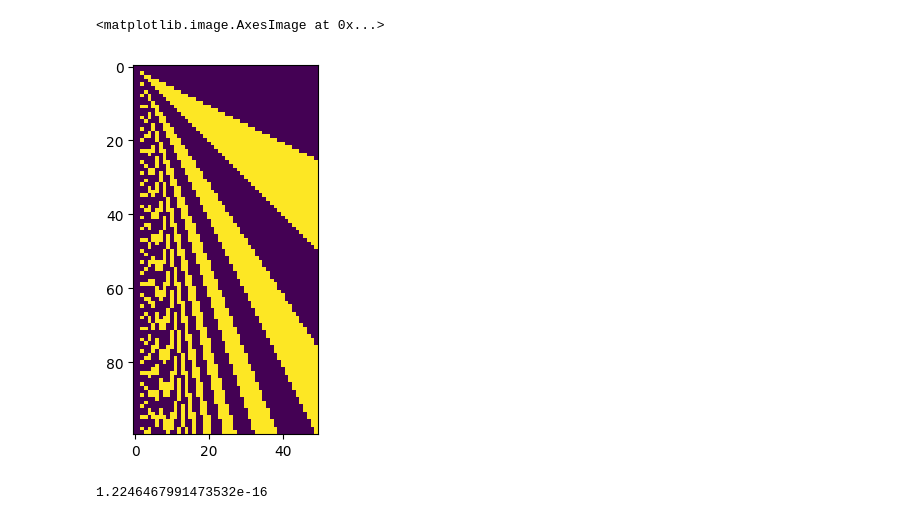
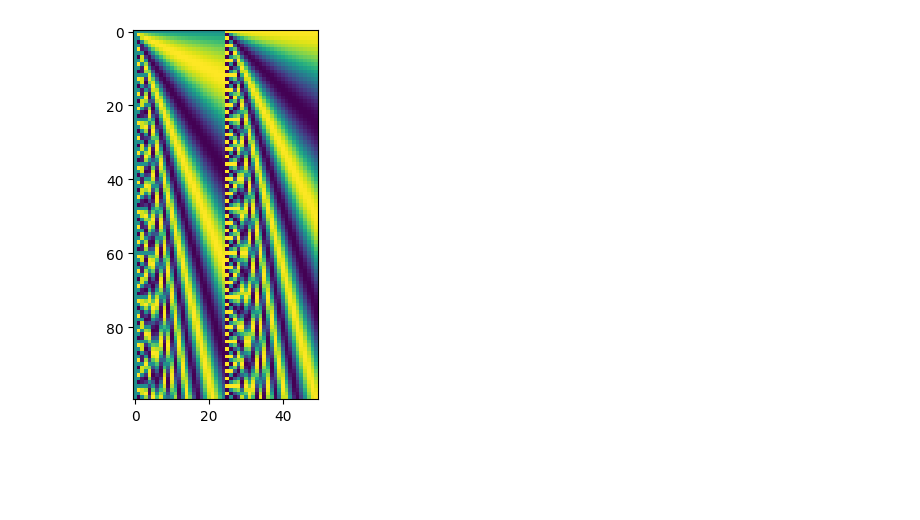
Before and after one commit to YuxinB/ProL, a Jupyter notebook: networks/notebooks/time_encoding.ipynb, the cells around one changed output. Cells and saved outputs as stored; diff of their text form; code cells hidden in the pictures; blank space fills up the shorter version.

```diff
--- a/networks/notebooks/time_encoding.ipynb
+++ b/networks/notebooks/time_encoding.ipynb
@@ -16,11 +18,9 @@ out = net(times)
 # %%
+net = TimeEmbedding('cpu', 50)
+
+times = torch.arange(0, 100).reshape(-1, 1)
+out = net(times)
 plt.imshow(out.numpy())
+plt.show()
 # %% [output]
-<matplotlib.image.AxesImage at 0x...>
-[figure, old version]
+[figure, new version]
-# %%
-out.numpy()[:, 2]
-
-np.sin((2 * np.pi) / 4 * 2)
-# %% [output]
-1.2246467991473532e-16
```
Also changed, not shown: parts of 4 cells of this notebook, 3 other files.
